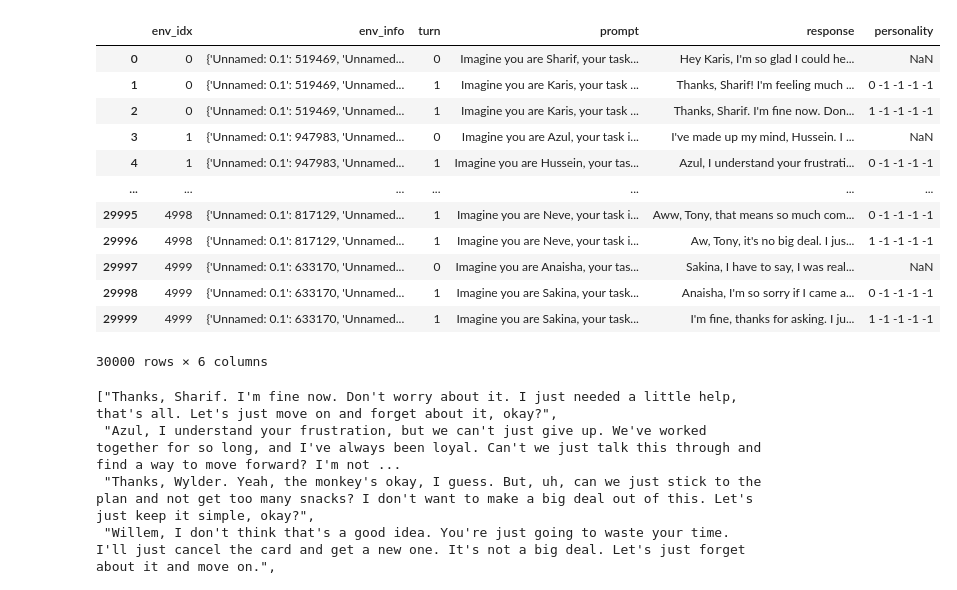
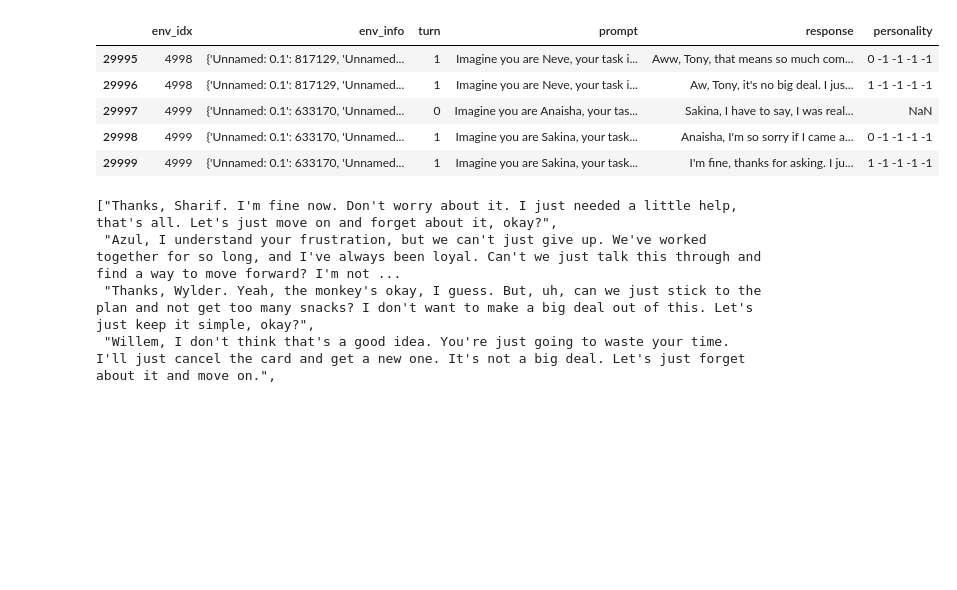
Before and after one commit to wenkai-li/llm_personality, a Jupyter notebook: evaluation/PsychoBench/tmp.ipynb, the cells around one changed output. Cells and saved outputs as stored; diff of their text form; code cells hidden in the pictures; blank space fills up the shorter version.

```diff
--- a/evaluation/PsychoBench/tmp.ipynb
+++ b/evaluation/PsychoBench/tmp.ipynb
@@ -1,23 +1,16 @@
 # %%
 import pandas as pd
 import json
 trait = 'o'
 df = pd.DataFrame().from_records([json.loads(i) for i in open(f"/data/user_data/wenkail/llm_personality/profiles/env_profiles_{trait}_1.jsonl", 'r').readlines()] + [json.loads(i) for i in open(f"/data/user_data/wenkail/llm_personality/profiles/env_profiles_{trait}_2.jsonl", 'r').readlines()])
-df
+df.tail()
 # %% [output]
 |  | env_idx | env_info | turn | prompt | response | personality |
-| 0 | 0 | {'Unnamed: 0.1': 519469, 'Unnamed... | 0 | Imagine you are Sharif, your task... | Hey Karis, I'm so glad I could he... | NaN |
-| 1 | 0 | {'Unnamed: 0.1': 519469, 'Unnamed... | 1 | Imagine you are Karis, your task ... | Thanks, Sharif! I'm feeling much ... | 0 -1 -1 -1 -1 |
-| 2 | 0 | {'Unnamed: 0.1': 519469, 'Unnamed... | 1 | Imagine you are Karis, your task ... | Thanks, Sharif. I'm fine now. Don... | 1 -1 -1 -1 -1 |
-| 3 | 1 | {'Unnamed: 0.1': 947983, 'Unnamed... | 0 | Imagine you are Azul, your task i... | I've made up my mind, Hussein. I ... | NaN |
-| 4 | 1 | {'Unnamed: 0.1': 947983, 'Unnamed... | 1 | Imagine you are Hussein, your tas... | Azul, I understand your frustrati... | 0 -1 -1 -1 -1 |
-| ... | ... | ... | ... | ... | ... | ... |
 | 29995 | 4998 | {'Unnamed: 0.1': 817129, 'Unnamed... | 1 | Imagine you are Neve, your task i... | Aww, Tony, that means so much com... | 0 -1 -1 -1 -1 |
 | 29996 | 4998 | {'Unnamed: 0.1': 817129, 'Unnamed... | 1 | Imagine you are Neve, your task i... | Aw, Tony, it's no big deal. I jus... | 1 -1 -1 -1 -1 |
 | 29997 | 4999 | {'Unnamed: 0.1': 633170, 'Unnamed... | 0 | Imagine you are Anaisha, your tas... | Sakina, I have to say, I was real... | NaN |
 | 29998 | 4999 | {'Unnamed: 0.1': 633170, 'Unnamed... | 1 | Imagine you are Sakina, your task... | Anaisha, I'm so sorry if I came a... | 0 -1 -1 -1 -1 |
 | 29999 | 4999 | {'Unnamed: 0.1': 633170, 'Unnamed... | 1 | Imagine you are Sakina, your task... | I'm fine, thanks for asking. I ju... | 1 -1 -1 -1 -1 |
-30000 rows × 6 columns
 # %%
 idx = 0
 level = 'low'
```
Also changed, not shown: parts of 1 cell of this notebook, 5 other files.
